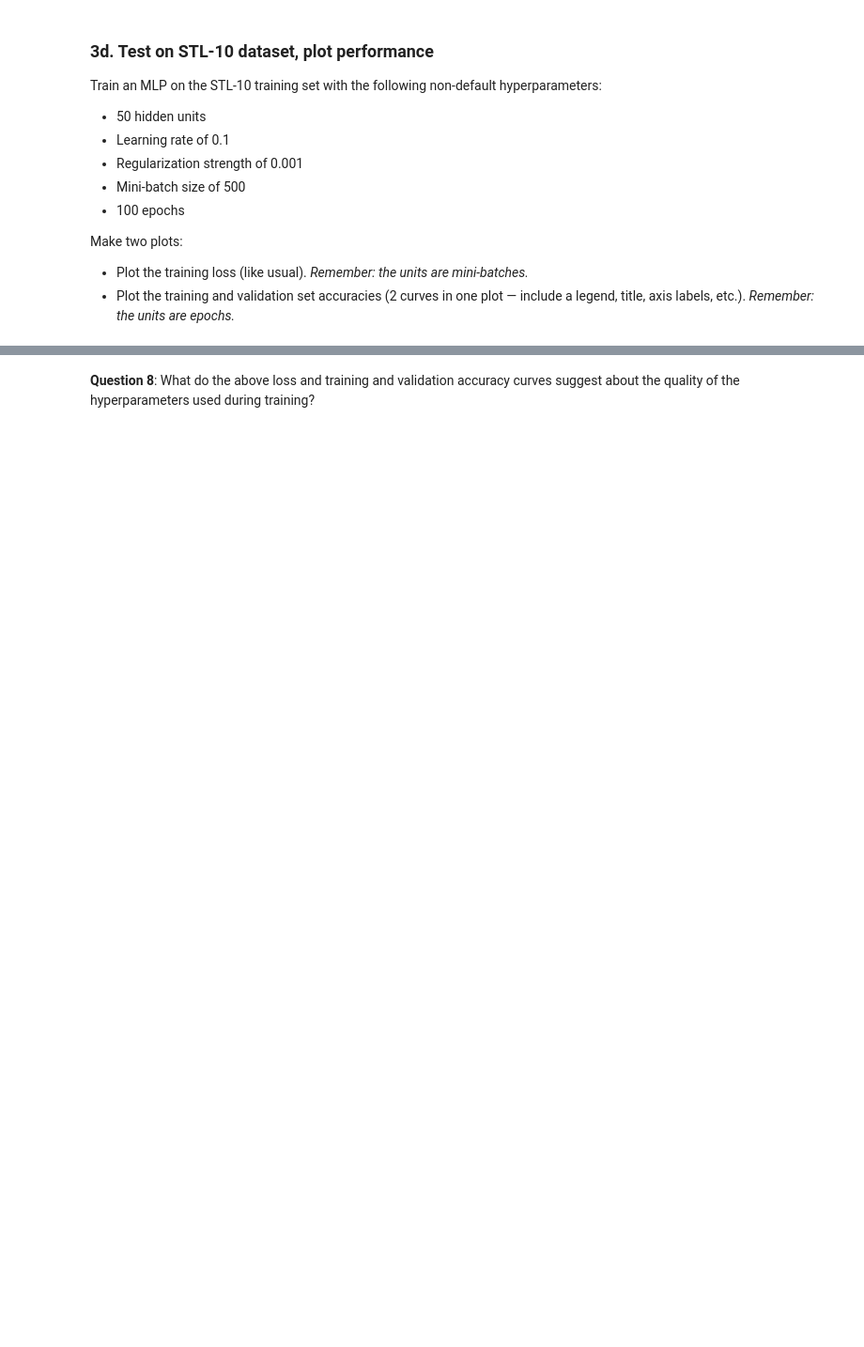
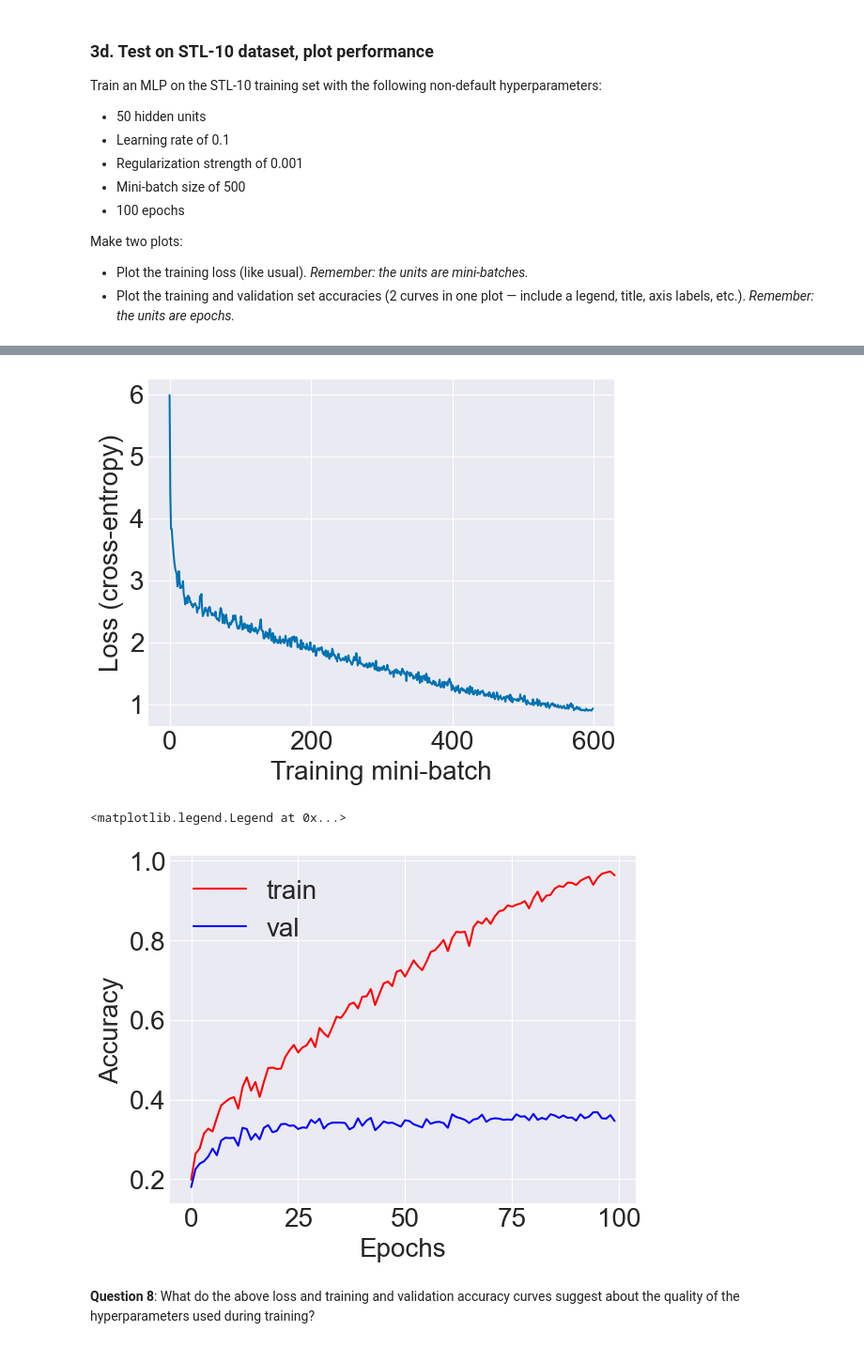
Before and after one commit to GhailanFadah/Neural-Networks, a Jupyter notebook: project 2/mlp.ipynb, the cells around one changed output, grey strips where cells are left out. Shown at 94% size. Drawn from its saved outputs; the diff is of its cells as text; code cells hidden in the pictures; blank space fills up the shorter version.

```diff
--- a/project 2/mlp.ipynb
+++ b/project 2/mlp.ipynb
@@ -496,3 +579,6 @@ Train an MLP on the STL-10 training set with the following non-default hyperpara
 Make two plots:
 - Plot the training loss (like usual). *Remember: the units are mini-batches.*
 - Plot the training and validation set accuracies (2 curves in one plot — include a legend, title, axis labels, etc.). *Remember: the units are epochs.*
+# %%
+net_stl = MLP(x_train.shape[1], 50, 10)
+loss_stl, train_stl, val_stl =net_stl.fit(x_train, y_train, x_val, y_val, False, 100, 0.1, 500, 0.001)
@@ -499,2 +588,13 @@ Make two plots:
+# %%
+plot_cross_entropy_loss(loss_stl)
+plt.plot(np.arange(0,100, 1), train_stl, color='red', label='train')
+plt.plot(np.arange(0,100, 1), val_stl, color='blue', label='val')
+plt.xlabel("Epochs")
+plt.ylabel("Accuracy")
+plt.legend()
+# %% [output]
+[figure, added]
+<matplotlib.legend.Legend at 0x...>
+[figure, added]
 # %% [markdown]
 **Question 8**: What do the above loss and training and validation accuracy curves suggest about the quality of the hyperparameters used during training?
```
Also changed, not shown: parts of 9 cells of this notebook.
